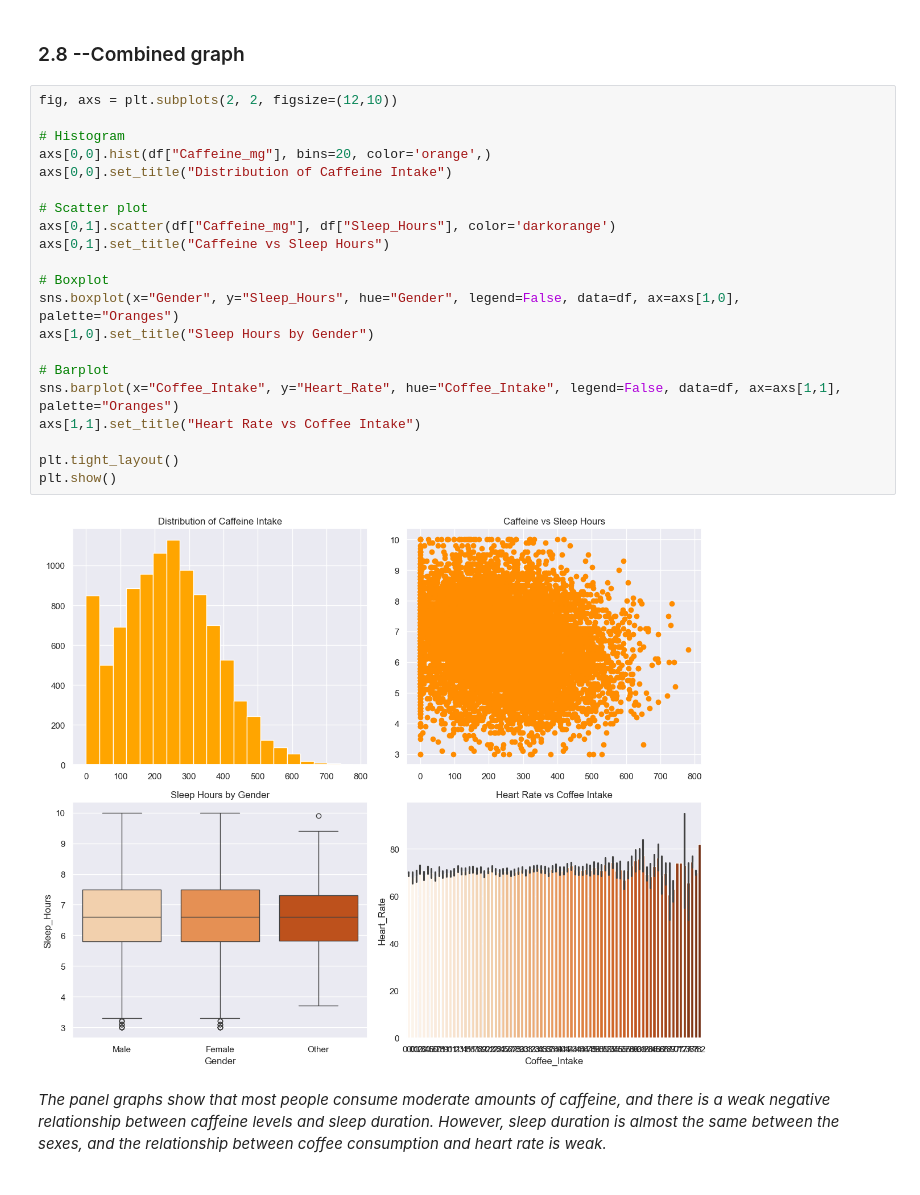
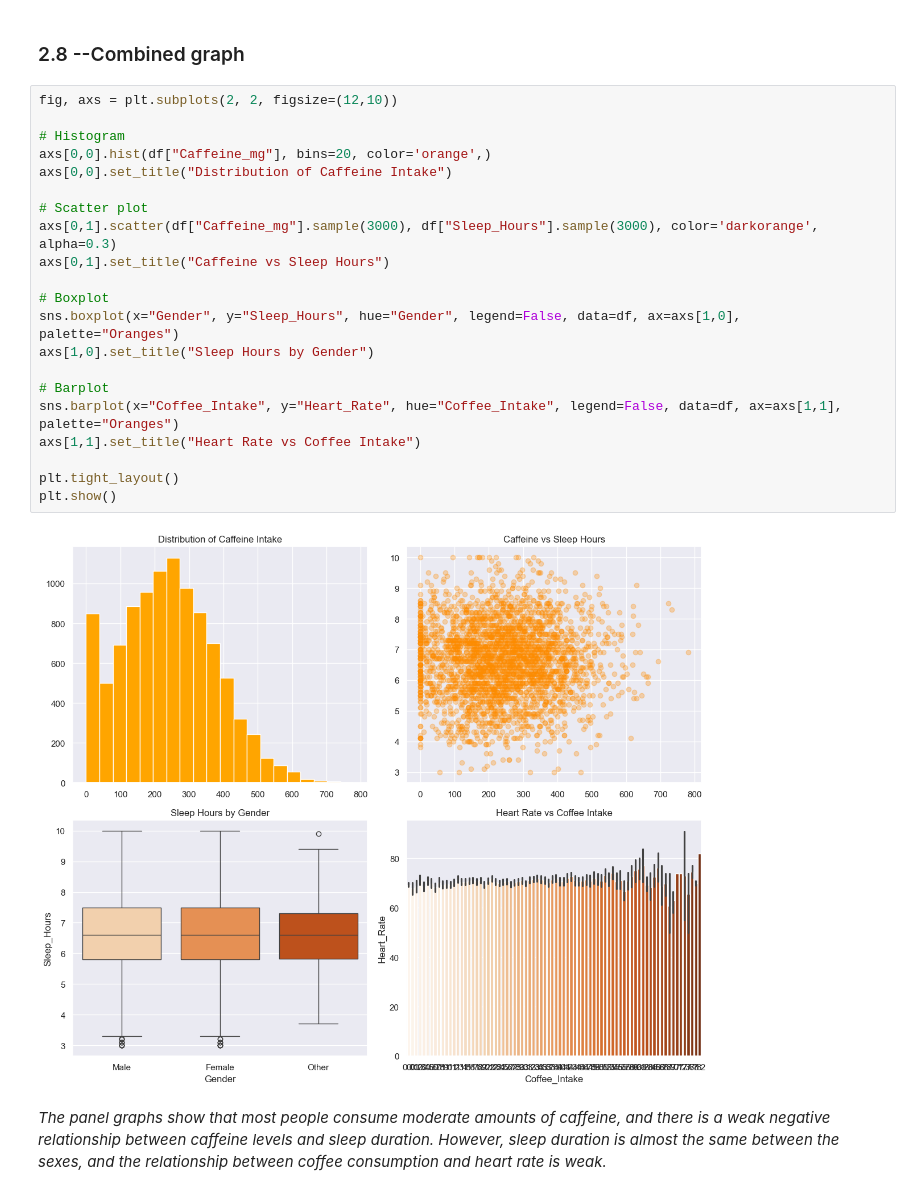
Before and after one commit to OnishchenkoDaria/data-processing-labs, a Jupyter notebook: lab_2/sample.ipynb, the cells around one changed output. Saved outputs shown, nothing was run; the diff lists cells and outputs as text.

Commit message:
style: task 2.8 scatter plot added alpha and reduced data volume for better display

```diff
--- a/lab_2/sample.ipynb
+++ b/lab_2/sample.ipynb
@@ -282,25 +282,25 @@ _This matrix show us the correlation level, as we can observe the dependence in
 # %%
 fig, axs = plt.subplots(2, 2, figsize=(12,10))
 
 # Histogram
 axs[0,0].hist(df["Caffeine_mg"], bins=20, color='orange',)
 axs[0,0].set_title("Distribution of Caffeine Intake")
 
 # Scatter plot
-axs[0,1].scatter(df["Caffeine_mg"], df["Sleep_Hours"], color='darkorange')
+axs[0,1].scatter(df["Caffeine_mg"].sample(3000), df["Sleep_Hours"].sample(3000), color='darkorange', alpha=0.3)
 axs[0,1].set_title("Caffeine vs Sleep Hours")
 
 # Boxplot
 sns.boxplot(x="Gender", y="Sleep_Hours", hue="Gender", legend=False, data=df, ax=axs[1,0], palette="Oranges")
 axs[1,0].set_title("Sleep Hours by Gender")
 
 # Barplot
 sns.barplot(x="Coffee_Intake", y="Heart_Rate", hue="Coffee_Intake", legend=False, data=df, ax=axs[1,1], palette="Oranges")
 axs[1,1].set_title("Heart Rate vs Coffee Intake")
 
 plt.tight_layout()
 plt.show()
 # %% [output]
-[figure, old version]
+[figure, new version]
 # %% [markdown]
 _The panel graphs show that most people consume moderate amounts of caffeine, and there is a weak negative relationship between caffeine levels and sleep duration. However, sleep duration is almost the same between the sexes, and the relationship between coffee consumption and heart rate is weak._
```
